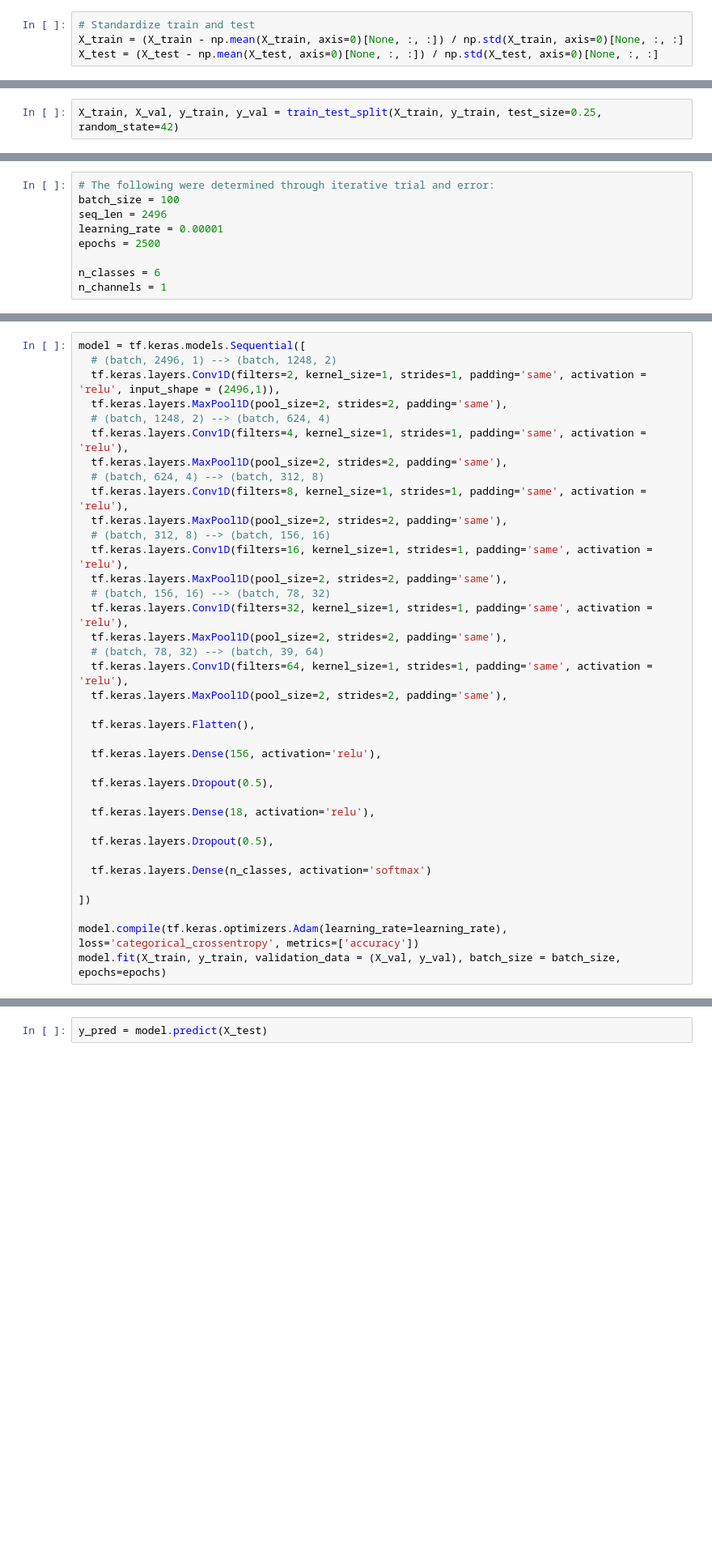
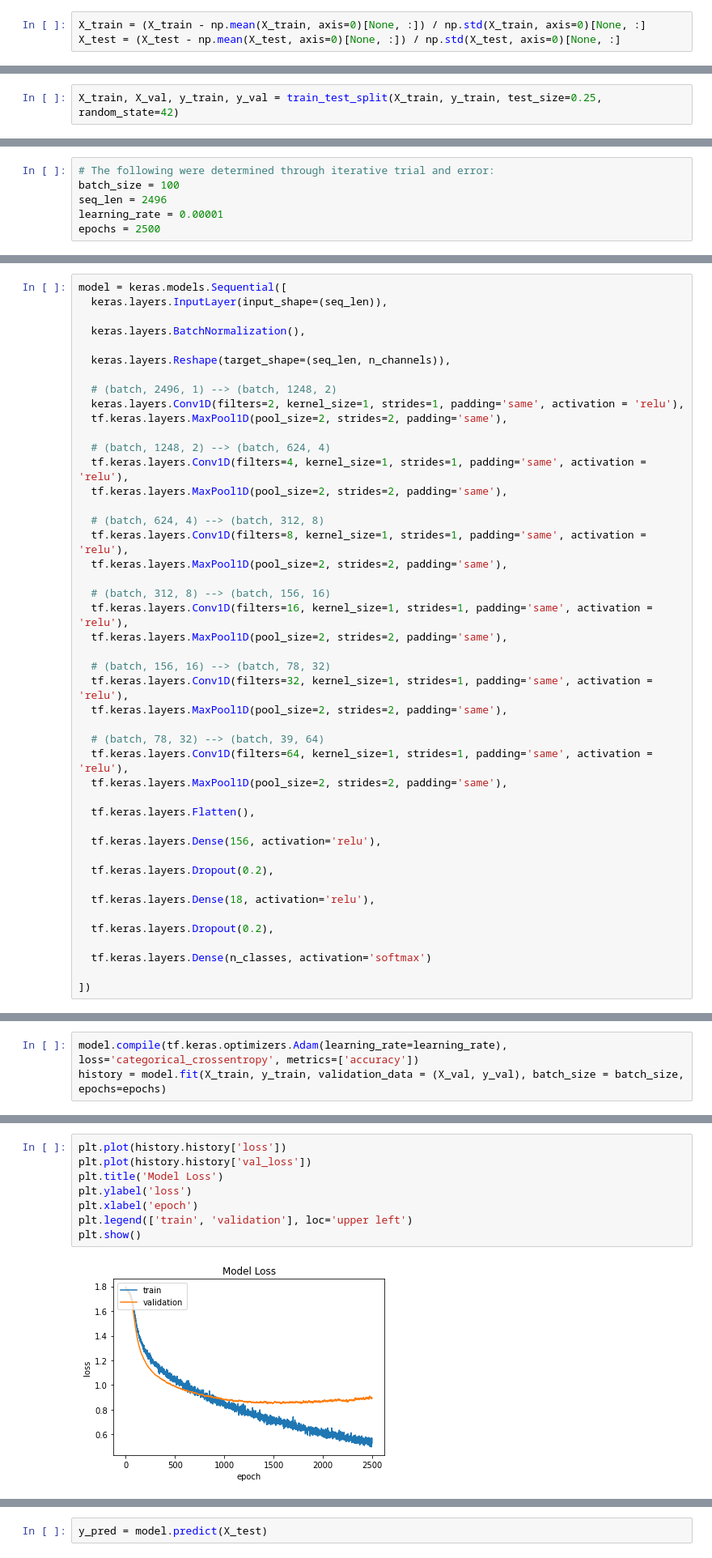
Before and after one commit to krupaanand312jc/EMG_Hand_Movements_NN, a Jupyter notebook: EMG_Hand_Movements_NN.ipynb, the cells around one changed output, grey strips where cells are left out. Shown: that part at 81% size. Drawn from its saved outputs; the diff is of its cells as text; blank space fills up the shorter version.

```diff
--- a/EMG_Hand_Movements_NN.ipynb
+++ b/EMG_Hand_Movements_NN.ipynb
@@ -87,4 +143,3 @@ X_train, X_test, y_train, y_test = train_test_split(X, labels, test_size=0.4, ra
 # %%
-# Standardize train and test
-X_train = (X_train - np.mean(X_train, axis=0)[None, :, :]) / np.std(X_train, axis=0)[None, :, :]
-X_test = (X_test - np.mean(X_test, axis=0)[None, :, :]) / np.std(X_test, axis=0)[None, :, :]
+X_train = (X_train - np.mean(X_train, axis=0)[None, :]) / np.std(X_train, axis=0)[None, :]
+X_test = (X_test - np.mean(X_test, axis=0)[None, :]) / np.std(X_test, axis=0)[None, :]
@@ -119,6 +176,3 @@ batch_size = 100
 seq_len = 2496
 learning_rate = 0.00001
 epochs = 2500
-
-n_classes = 6
-n_channels = 1
@@ -125,20 +181,31 @@ n_channels = 1
 # %%
-model = tf.keras.models.Sequential([
+model = keras.models.Sequential([
+  keras.layers.InputLayer(input_shape=(seq_len)),
+
+  keras.layers.BatchNormalization(),
+
+  keras.layers.Reshape(target_shape=(seq_len, n_channels)),
+
   # (batch, 2496, 1) --> (batch, 1248, 2)
-  tf.keras.layers.Conv1D(filters=2, kernel_size=1, strides=1, padding='same', activation = 'relu', input_shape = (2496,1)),
+  keras.layers.Conv1D(filters=2, kernel_size=1, strides=1, padding='same', activation = 'relu'),
   tf.keras.layers.MaxPool1D(pool_size=2, strides=2, padding='same'),
+
   # (batch, 1248, 2) --> (batch, 624, 4)
   tf.keras.layers.Conv1D(filters=4, kernel_size=1, strides=1, padding='same', activation = 'relu'),
   tf.keras.layers.MaxPool1D(pool_size=2, strides=2, padding='same'),
+
   # (batch, 624, 4) --> (batch, 312, 8)
   tf.keras.layers.Conv1D(filters=8, kernel_size=1, strides=1, padding='same', activation = 'relu'),
   tf.keras.layers.MaxPool1D(pool_size=2, strides=2, padding='same'),
+
   # (batch, 312, 8) --> (batch, 156, 16)
   tf.keras.layers.Conv1D(filters=16, kernel_size=1, strides=1, padding='same', activation = 'relu'),
   tf.keras.layers.MaxPool1D(pool_size=2, strides=2, padding='same'),
+
   # (batch, 156, 16) --> (batch, 78, 32)
   tf.keras.layers.Conv1D(filters=32, kernel_size=1, strides=1, padding='same', activation = 'relu'),
   tf.keras.layers.MaxPool1D(pool_size=2, strides=2, padding='same'),
+
   # (batch, 78, 32) --> (batch, 39, 64)
   tf.keras.layers.Conv1D(filters=64, kernel_size=1, strides=1, padding='same', activation = 'relu'),
   tf.keras.layers.MaxPool1D(pool_size=2, strides=2, padding='same'),
@@ -147,15 +214,12 @@ model = tf.keras.models.Sequential([
 
   tf.keras.layers.Dense(156, activation='relu'),
 
-  tf.keras.layers.Dropout(0.5),
+  tf.keras.layers.Dropout(0.2),
 
   tf.keras.layers.Dense(18, activation='relu'),
 
-  tf.keras.layers.Dropout(0.5),
+  tf.keras.layers.Dropout(0.2),
 
   tf.keras.layers.Dense(n_classes, activation='softmax')
 
 ])
-
-model.compile(tf.keras.optimizers.Adam(learning_rate=learning_rate), loss='categorical_crossentropy', metrics=['accuracy'])
-model.fit(X_train, y_train, validation_data = (X_val, y_val), batch_size = batch_size, epochs=epochs)
@@ -180,0 +228,3 @@ Epoch 2500/2500
+# %%
+model.compile(tf.keras.optimizers.Adam(learning_rate=learning_rate), loss='categorical_crossentropy', metrics=['accuracy'])
+history = model.fit(X_train, y_train, validation_data = (X_val, y_val), batch_size = batch_size, epochs=epochs)
@@ -185,0 +262,10 @@ model.evaluate(X_test, y_test, batch_size=batch_size)
+# %%
+plt.plot(history.history['loss'])
+plt.plot(history.history['val_loss'])
+plt.title('Model Loss')
+plt.ylabel('loss')
+plt.xlabel('epoch')
+plt.legend(['train', 'validation'], loc='upper left')
+plt.show()
+# %% [output]
+[figure, added]
```
Also changed, not shown: parts of 49 cells of this notebook.
